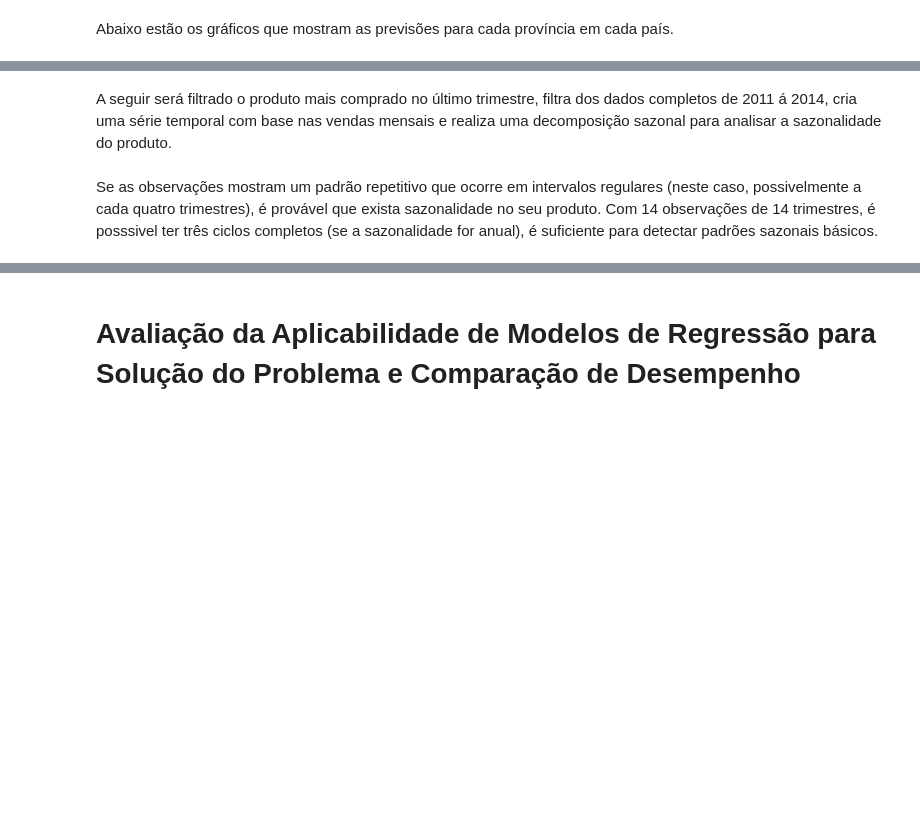
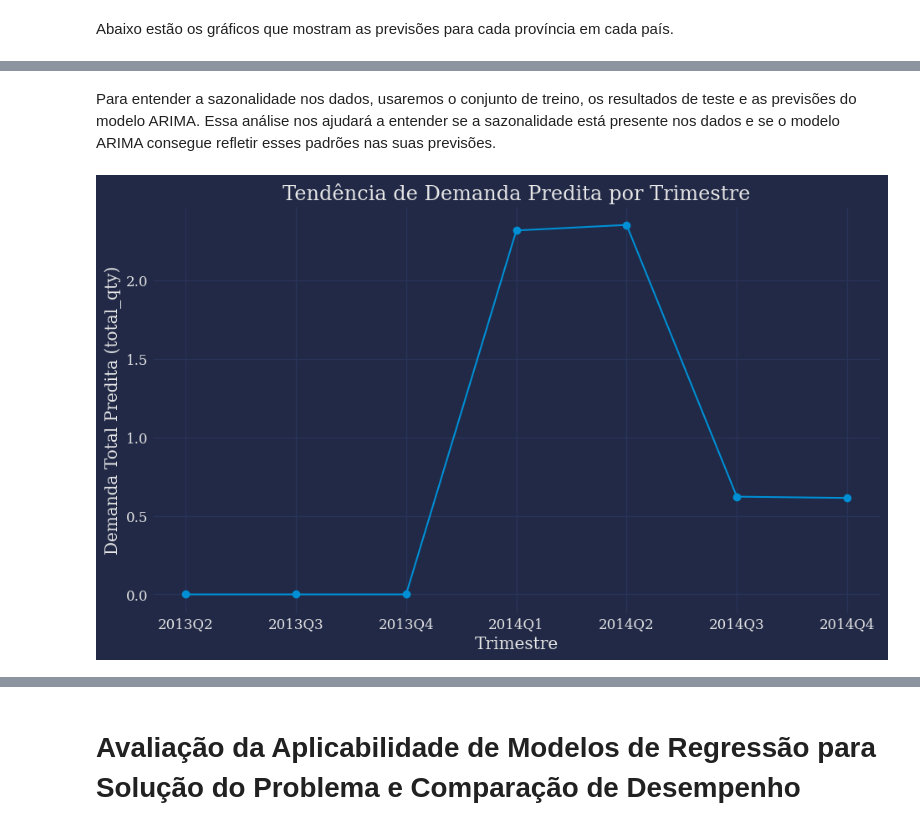
Before and after one commit to nicole-malaquias/adventureWorks, a Jupyter notebook: notebooks/time_series_forecasting.ipynb, the cells around one changed output, grey strips where cells are left out. Drawn from its saved outputs; the diff is of its cells as text; code cells hidden in the pictures; blank space fills up the shorter version.

```diff
--- a/notebooks/time_series_forecasting.ipynb
+++ b/notebooks/time_series_forecasting.ipynb
@@ -996,4 +1009,3 @@ Analisando se Há Sazonalidade no Produto com mais Demanda.
-# %% [markdown]
-A seguir será filtrado o produto mais comprado no último trimestre, filtra dos dados completos de 2011 á 2014, cria uma série temporal com base nas vendas mensais e realiza uma decomposição sazonal para analisar a sazonalidade do produto.
-# %% [markdown]
-Se as observações mostram um padrão repetitivo que ocorre em intervalos regulares (neste caso, possivelmente a cada quatro trimestres), é provável que exista sazonalidade no seu produto. Com 14 observações de 14 trimestres, é posssivel ter três ciclos completos (se a sazonalidade for anual), é suficiente para detectar padrões sazonais básicos.
+# %% [markdown]
+Para entender a sazonalidade nos dados, usaremos o conjunto de treino, os resultados de teste e as previsões do modelo ARIMA.
+ Essa análise nos ajudará a entender se a sazonalidade está presente nos dados e se o modelo ARIMA consegue refletir esses padrões nas suas previsões.
@@ -1000 +1023,19 @@ Se as observações mostram um padrão repetitivo que ocorre em intervalos regul
+# %%
+
+final_result['date'] = pd.to_datetime(final_result['date'])
+
+final_result['quarter'] = final_result['date'].dt.to_period('Q')
+
+predicted_sales_per_quarter = final_result.groupby('quarter')['total_qty'].mean()
+
+# Plotar o gráfico das previsões trimestrais
+plt.figure(figsize=(10, 6))
+plt.plot(predicted_sales_per_quarter.index.astype(str), predicted_sales_per_quarter.values, marker='o')
+plt.title('Tendência de Demanda Predita por Trimestre')
+plt.xlabel('Trimestre')
+plt.ylabel('Demanda Total Predita (total_qty)')
+plt.grid(True)
+plt.show()
+# %% [output]
+[figure, added]
 # %%
```
Also changed, not shown: parts of 21 cells of this notebook.
